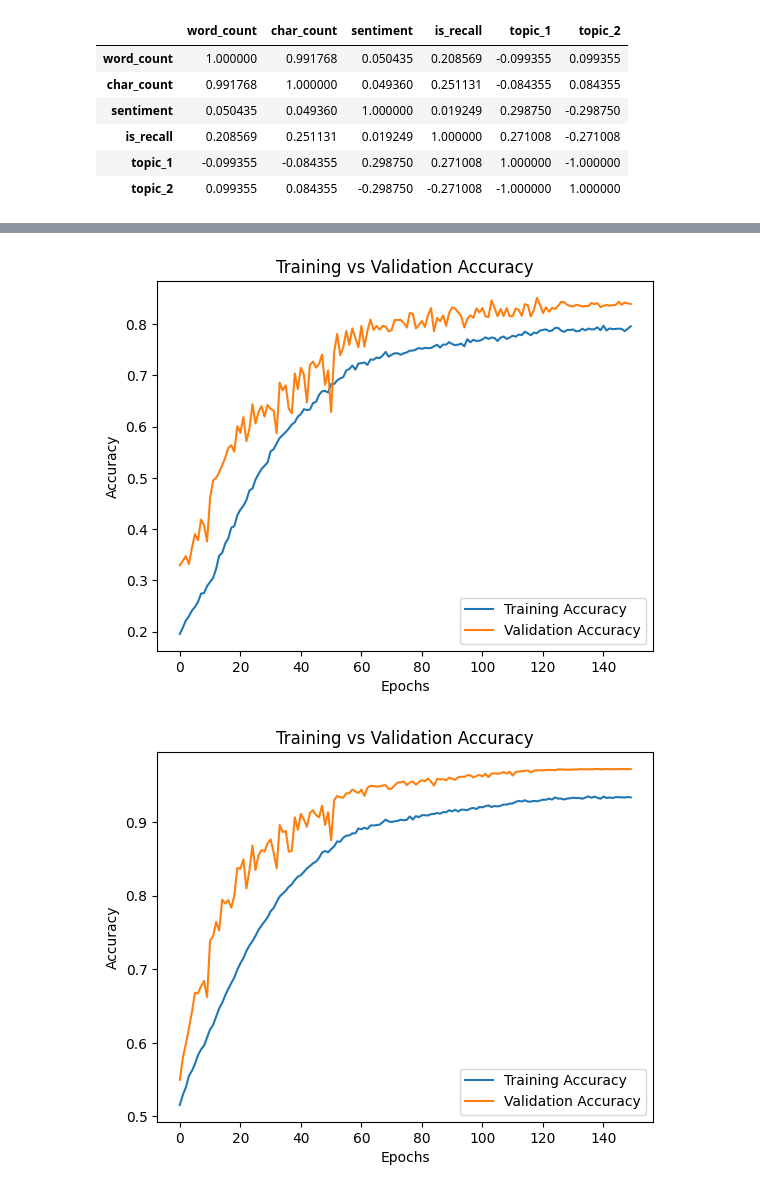
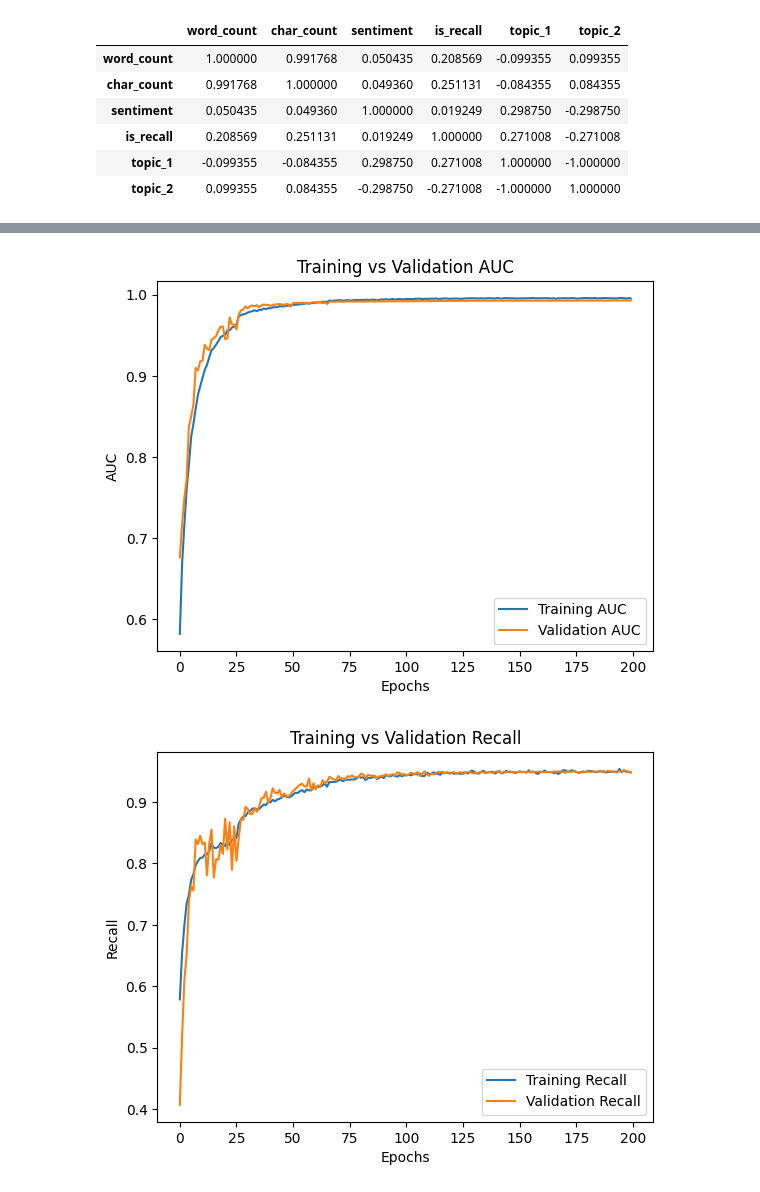
Before and after one commit to Dighzy/Ford-Case-Natural-Language-Processing-NLP, a Jupyter notebook: notebooks/model_train.ipynb, the cells around one changed output, grey strips where cells are left out. Cells and saved outputs as stored; diff of their text form; code cells hidden in the pictures.

```diff
--- a/notebooks/model_train.ipynb
+++ b/notebooks/model_train.ipynb
@@ -41,20 +35,0 @@ df_final["sumarry_embedding"] = df_final["sumarry_embedding"].apply(clean_and_pa
-# %%
-import ast
-
-def clean_embedding_string(embedding_str):
-    if isinstance(embedding_str, list):
-        # If the list is nested (e.g., [[...]]), flatten it
-        if len(embedding_str) == 1 and isinstance(embedding_str[0], list):
-            return embedding_str[0]  # Return the inner list
-        return embedding_str  # Return as-is if not nested
-    elif isinstance(embedding_str, str):
-        # Clean and parse the string
-        embedding_str = embedding_str.strip()
-        if embedding_str.startswith("[[") and embedding_str.endswith("]]"):
-            embedding_str = embedding_str[1:-1]
-        return ast.literal_eval(embedding_str)
-    else:
-        raise ValueError(f"Unexpected data type: {type(embedding_str)}")
-
-# Apply the function to the column
-df_final["sumarry_embedding"] = df_final["sumarry_embedding"].apply(clean_embedding_string)
@@ -107,19 +69,16 @@ dtype: object
 # %%
-import numpy as np
-import pandas as pd
-from sklearn.preprocessing import StandardScaler
-from sklearn.model_selection import train_test_split
-import ast
-
-# Convert 'category_binary' column if necessary
+# Converting columns
 df_final["category_binary"] = df_final["category_binary"].apply(lambda x: ast.literal_eval(x) if isinstance(x, str) else x)
+df_final["model_embedding"] = df_final["model_embedding"].apply(lambda x: ast.literal_eval(x) if isinstance(x, str) else x)
+df_final["summary_embedding"] = df_final["summary_embedding"].apply(lambda x: ast.literal_eval(x) if isinstance(x, str) else x)
 
 # Convert embeddings and category binary column to NumPy arrays
-X_embeddings = np.array(df_final["sumarry_embedding"].tolist()).squeeze()
+X_embeddings = np.array(df_final["summary_embedding"].tolist())
 y_category_binary = np.array(df_final["category_binary"].tolist())  # Ensure it's a 2D array
+df_final['model_embedding'] = np.array(df_final["model_embedding"].tolist())
 
 # Normalize additional features
-additional_features = df_final[['word_count', 'char_count', 'sentiment', 'topic_1', 'topic_2']]
+additional_features = df_final[['model_embedding','word_count', 'char_count', 'sentiment', 'topic_1', 'topic_2']]
 scaler = StandardScaler()
 X_additional_features = scaler.fit_transform(additional_features)
 
@@ -313,22 +270,22 @@ plt.show()
 # %%
 # Plot training and validation accuracy
-plt.plot(history.history['accuracy'], label='Training Accuracy')
-plt.plot(history.history['val_accuracy'], label='Validation Accuracy')
+plt.plot(history.history['auc'], label='Training AUC')
+plt.plot(history.history['val_auc'], label='Validation AUC')
 plt.xlabel('Epochs')
-plt.ylabel('Accuracy')
+plt.ylabel('AUC')
 plt.legend()
-plt.title('Training vs Validation Accuracy')
+plt.title('Training vs Validation AUC')
 plt.show()
 # %% [output]
-[figure, old version]
+[figure, new version]
 # %%
 # Plot training and validation accuracy
-plt.plot(history.history['auc'], label='Training Accuracy')
-plt.plot(history.history['val_auc'], label='Validation Accuracy')
+plt.plot(history.history['recall'], label='Training Recall')
+plt.plot(history.history['val_recall'], label='Validation Recall')
 plt.xlabel('Epochs')
-plt.ylabel('Accuracy')
+plt.ylabel('Recall')
 plt.legend()
-plt.title('Training vs Validation Accuracy')
+plt.title('Training vs Validation Recall')
 plt.show()
 # %% [output]
-[figure, old version]
+[figure, new version]
```
Also changed, not shown: parts of 31 cells of this notebook, 16 other files.
